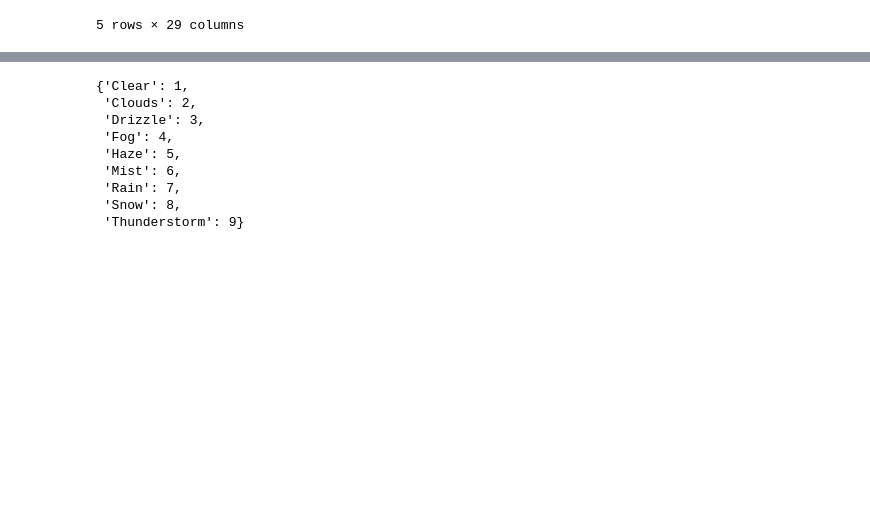
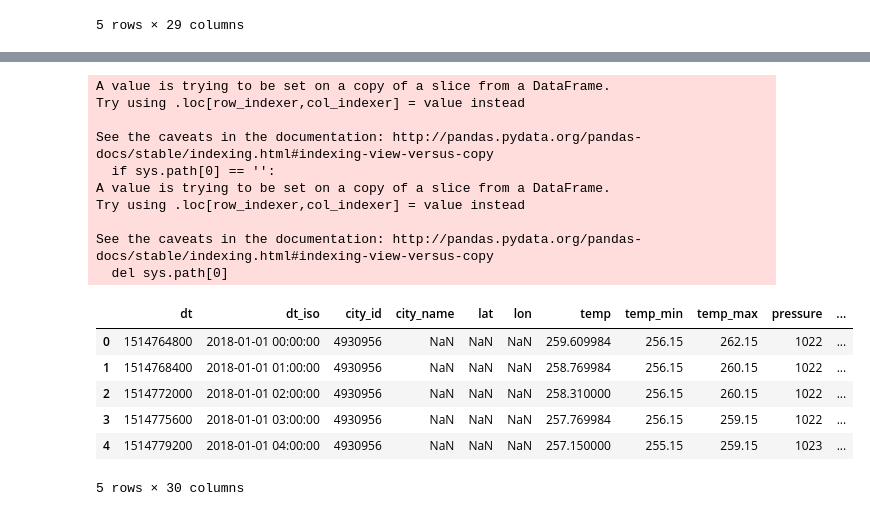
Before and after one commit to uncncsu/project-1, a Jupyter notebook: weather_data_2018.ipynb, the cells around one changed output, grey strips where cells are left out. Saved outputs shown, nothing was run; the diff lists cells and outputs as text; code cells hidden in the pictures; blank space fills up the shorter version.

```diff
--- a/weather_data_2018.ipynb
+++ b/weather_data_2018.ipynb
@@ -154,23 +168,33 @@ pdata.count
 # %%
 weather ={
     "Clear" : 1,
     "Clouds" : 2,
     "Drizzle": 3,
     "Fog": 4,
     "Haze": 5,
     "Mist": 6,
     "Rain": 7,
     "Snow": 8,
     "Thunderstorm": 9
 }
-weather
+bdata['weather_type'] = bdata['weather_main'].map(weather)
+pdata['weather_type'] = pdata['weather_main'].map(weather)
+bdata.head()
 # %% [output]
-{'Clear': 1,
- 'Clouds': 2,
- 'Drizzle': 3,
- 'Fog': 4,
- 'Haze': 5,
- 'Mist': 6,
- 'Rain': 7,
- 'Snow': 8,
- 'Thunderstorm': 9}
+A value is trying to be set on a copy of a slice from a DataFrame.
+Try using .loc[row_indexer,col_indexer] = value instead
+
+See the caveats in the documentation: http://pandas.pydata.org/pandas-docs/stable/indexing.html#indexing-view-versus-copy
+  if sys.path[0] == '':
+A value is trying to be set on a copy of a slice from a DataFrame.
+Try using .loc[row_indexer,col_indexer] = value instead
+
+See the caveats in the documentation: http://pandas.pydata.org/pandas-docs/stable/indexing.html#indexing-view-versus-copy
+  del sys.path[0]
+|  | dt | dt_iso | city_id | city_name | lat | lon | temp | temp_min | temp_max | pressure | ... |
+| 0 | 1514764800 | 2018-01-01 00:00:00 | 4930956 | NaN | NaN | NaN | 259.609984 | 256.15 | 262.15 | 1022 | ... |
+| 1 | 1514768400 | 2018-01-01 01:00:00 | 4930956 | NaN | NaN | NaN | 258.769984 | 256.15 | 260.15 | 1022 | ... |
+| 2 | 1514772000 | 2018-01-01 02:00:00 | 4930956 | NaN | NaN | NaN | 258.310000 | 256.15 | 260.15 | 1022 | ... |
+| 3 | 1514775600 | 2018-01-01 03:00:00 | 4930956 | NaN | NaN | NaN | 257.769984 | 256.15 | 259.15 | 1022 | ... |
+| 4 | 1514779200 | 2018-01-01 04:00:00 | 4930956 | NaN | NaN | NaN | 257.150000 | 255.15 | 259.15 | 1023 | ... |
+5 rows × 30 columns
```
Also changed, not shown: parts of 9 cells of this notebook, 1 other file.
